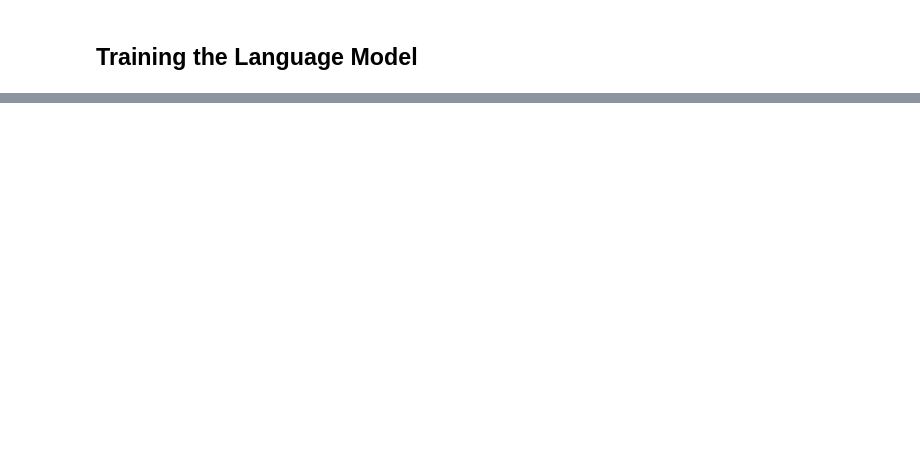
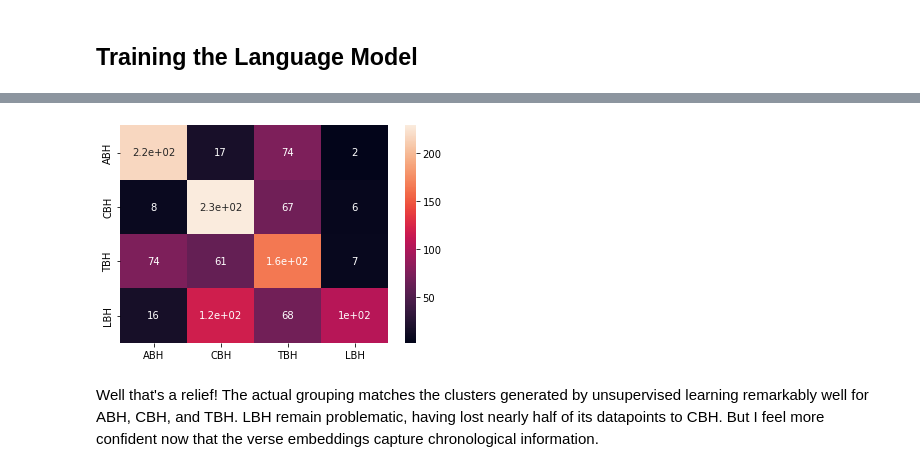
Before and after one commit to gngpostalsrvc/Capstone3, a Jupyter notebook: Capstone 3 - Exploratory Data Analysis.ipynb, the cells around one changed output, grey strips where cells are left out. Cells and saved outputs as stored; diff of their text form; code cells hidden in the pictures; blank space fills up the shorter version.

```diff
--- a/Capstone 3 - Exploratory Data Analysis.ipynb
+++ b/Capstone 3 - Exploratory Data Analysis.ipynb
@@ -119,0 +372,11 @@ trainer.train()
+# %%
+replacement_vals = {"Archaic Biblical Hebrew" : 0, "Classical Biblical Hebrew" : 1, "Transitional Biblical Hebrew" : 2, "Late Biblical Hebrew" : 3}
+
+pc.replace(replacement_vals, inplace=True)
+# %%
+sns.heatmap(confusion_matrix(pc['Stage'], pc['Label']), annot=True, xticklabels=['ABH', 'CBH', 'TBH', 'LBH'], yticklabels=['ABH', 'CBH', 'TBH', 'LBH'])
+plt.show()
+# %% [output]
+[figure, added]
+# %% [markdown]
+Well that's a relief! The actual grouping matches the clusters generated by unsupervised learning remarkably well for ABH, CBH, and TBH. LBH remain problematic, having lost nearly half of its datapoints to CBH. But I feel more confident now that the verse embeddings capture chronological information.
```
Also changed, not shown: parts of 57 cells of this notebook, 17 other files.
